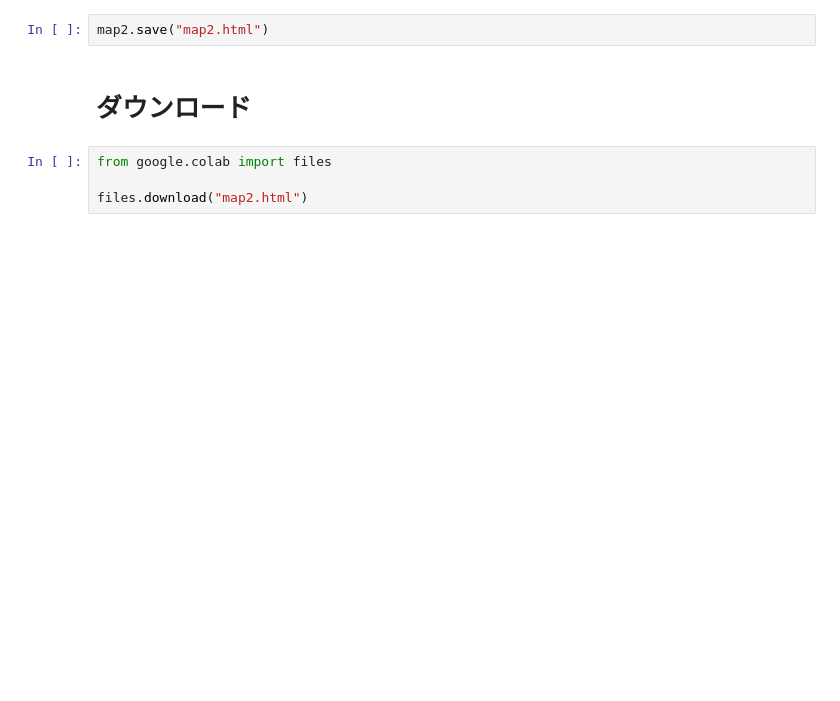
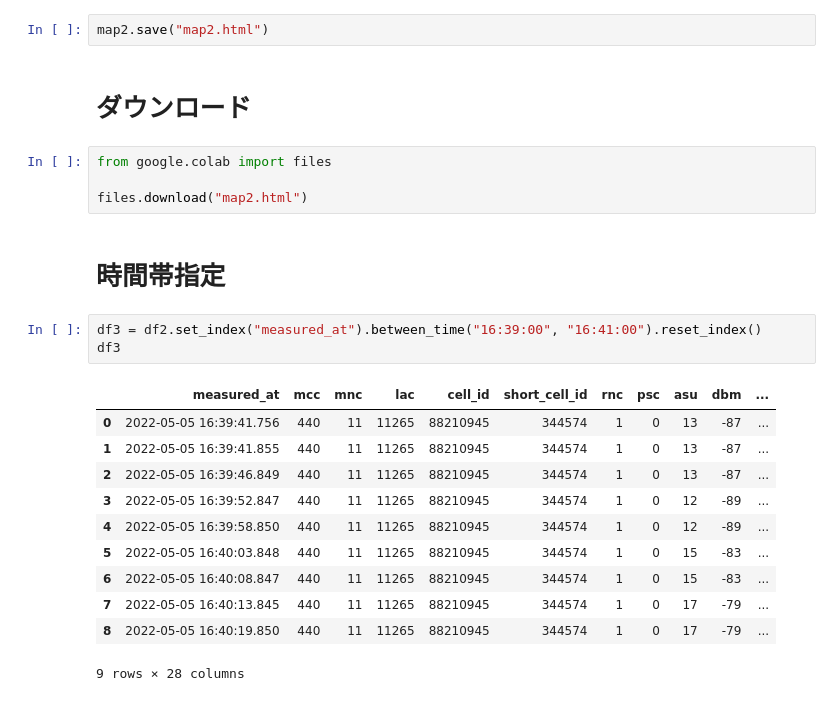
Before and after one commit to imabari/rakuten_tools, a Jupyter notebook: rakuten_tower_search.ipynb, the cells around one changed output. Drawn from its saved outputs; the diff is of its cells as text; blank space fills up the shorter version.

```diff
--- a/rakuten_tower_search.ipynb
+++ b/rakuten_tower_search.ipynb
@@ -147,3 +242,20 @@ map2.save("map2.html")
 from google.colab import files
 
 files.download("map2.html")
+# %% [markdown]
+# 時間帯指定
+# %%
+df3 = df2.set_index("measured_at").between_time("16:39:00", "16:41:00").reset_index()
+df3
+# %% [output]
+|  | measured_at | mcc | mnc | lac | cell_id | short_cell_id | rnc | psc | asu | dbm | ... |
+| 0 | 2022-05-05 16:39:41.756 | 440 | 11 | 11265 | 88210945 | 344574 | 1 | 0 | 13 | -87 | ... |
+| 1 | 2022-05-05 16:39:41.855 | 440 | 11 | 11265 | 88210945 | 344574 | 1 | 0 | 13 | -87 | ... |
+| 2 | 2022-05-05 16:39:46.849 | 440 | 11 | 11265 | 88210945 | 344574 | 1 | 0 | 13 | -87 | ... |
+| 3 | 2022-05-05 16:39:52.847 | 440 | 11 | 11265 | 88210945 | 344574 | 1 | 0 | 12 | -89 | ... |
+| 4 | 2022-05-05 16:39:58.850 | 440 | 11 | 11265 | 88210945 | 344574 | 1 | 0 | 12 | -89 | ... |
+| 5 | 2022-05-05 16:40:03.848 | 440 | 11 | 11265 | 88210945 | 344574 | 1 | 0 | 15 | -83 | ... |
+| 6 | 2022-05-05 16:40:08.847 | 440 | 11 | 11265 | 88210945 | 344574 | 1 | 0 | 15 | -83 | ... |
+| 7 | 2022-05-05 16:40:13.845 | 440 | 11 | 11265 | 88210945 | 344574 | 1 | 0 | 17 | -79 | ... |
+| 8 | 2022-05-05 16:40:19.850 | 440 | 11 | 11265 | 88210945 | 344574 | 1 | 0 | 17 | -79 | ... |
+9 rows × 28 columns
```
Also changed, not shown: parts of 15 cells of this notebook.
